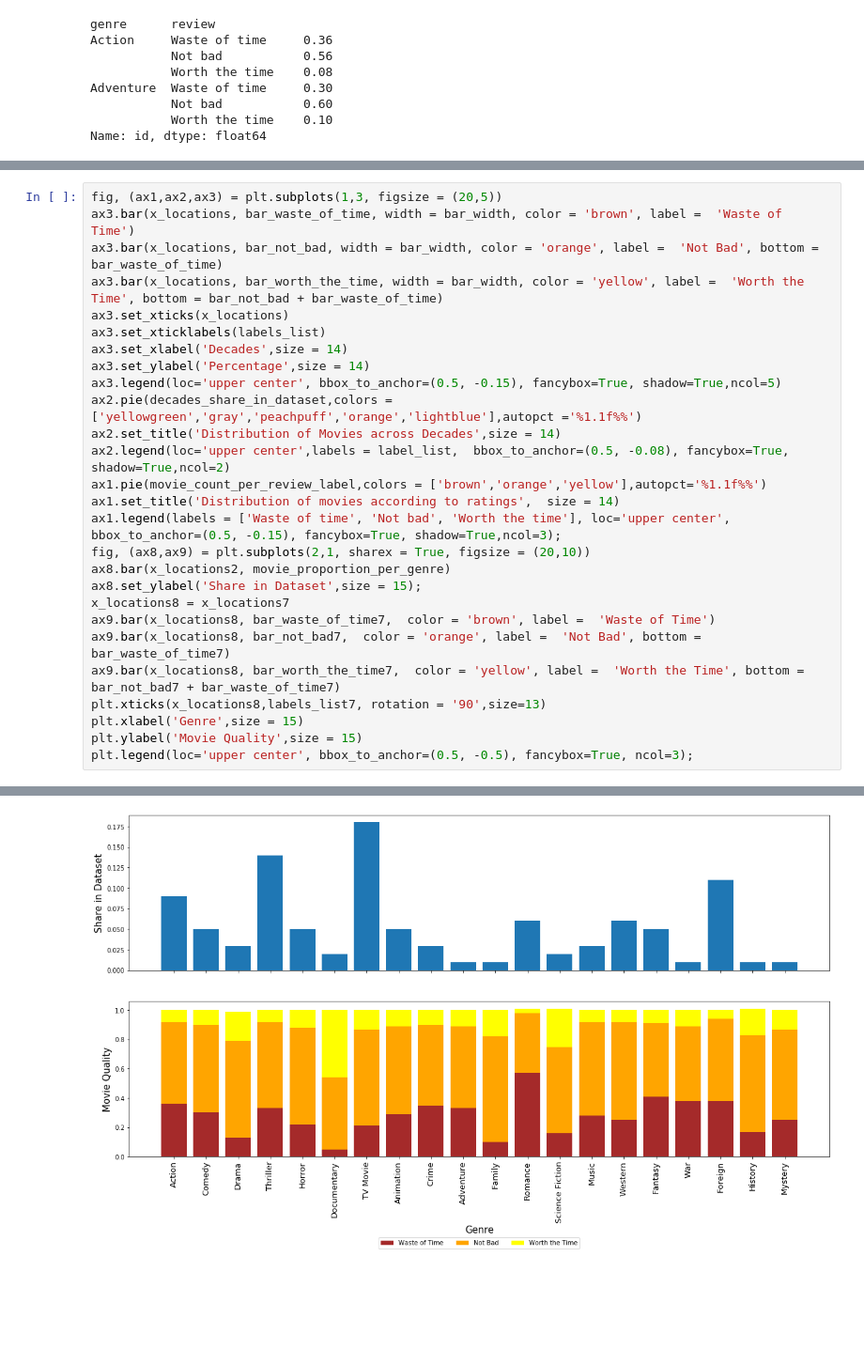
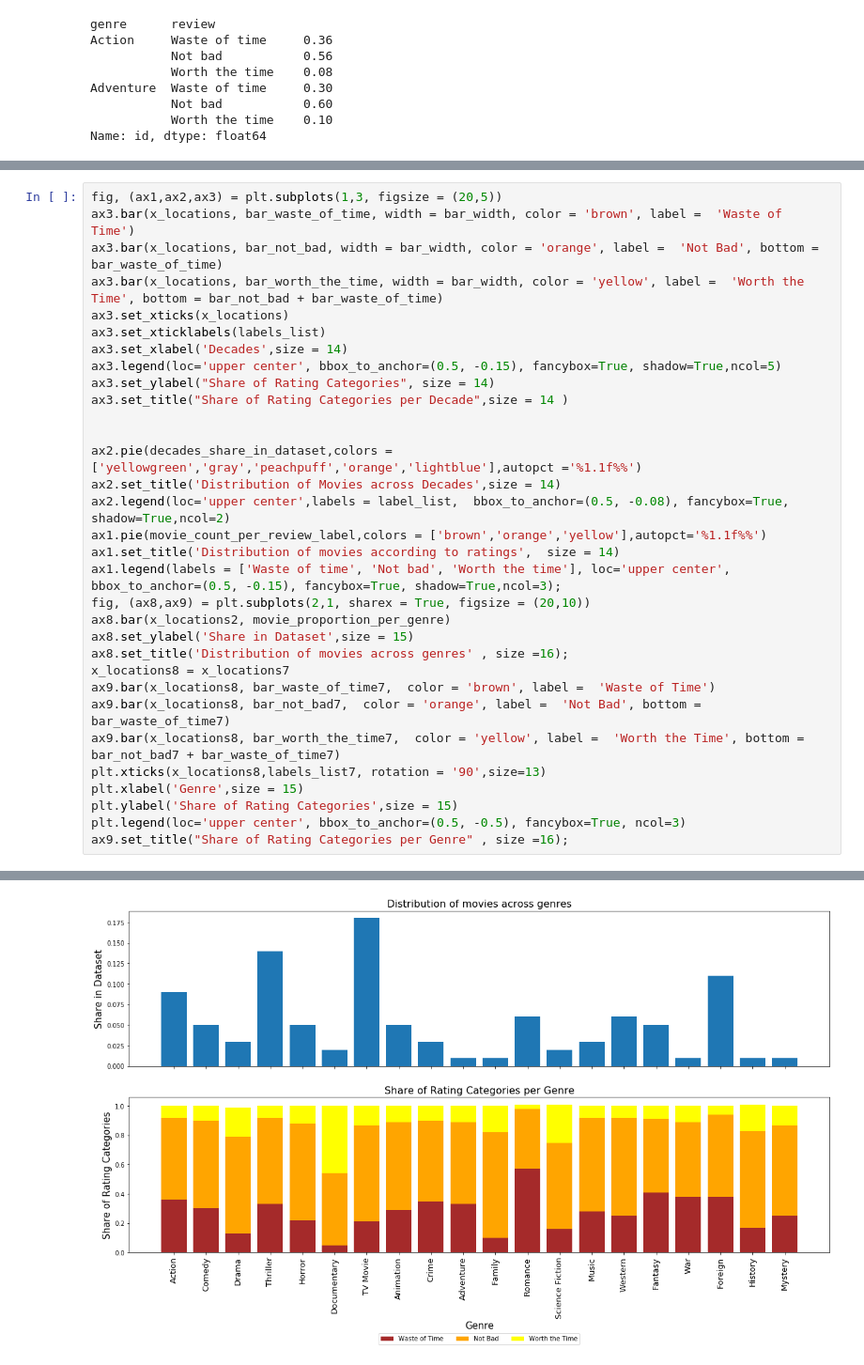
Before and after one commit to aZade-Dehghanpour/investigate_imdb_dataset, a Jupyter notebook: Codes/Notebook/Analysis of Imdb Movie Data.ipynb, the cells around one changed output, grey strips where cells are left out. Shown at 94% size. Drawn from its saved outputs; the diff is of its cells as text; blank space fills up the shorter version.

```diff
--- a/Codes/Notebook/Analysis of Imdb Movie Data.ipynb
+++ b/Codes/Notebook/Analysis of Imdb Movie Data.ipynb
@@ -651,8 +653,11 @@ ax3.bar(x_locations, bar_worth_the_time, width = bar_width, color = 'yellow', la
 ax3.set_xticks(x_locations)
 ax3.set_xticklabels(labels_list)
 ax3.set_xlabel('Decades',size = 14)
-ax3.set_ylabel('Percentage',size = 14)
 ax3.legend(loc='upper center', bbox_to_anchor=(0.5, -0.15), fancybox=True, shadow=True,ncol=5)
+ax3.set_ylabel("Share of Rating Categories", size = 14)
+ax3.set_title("Share of Rating Categories per Decade",size = 14 )
+
+
 ax2.pie(decades_share_in_dataset,colors = ['yellowgreen','gray','peachpuff','orange','lightblue'],autopct ='%1.1f%%')
 ax2.set_title('Distribution of Movies across Decades',size = 14)
 ax2.legend(loc='upper center',labels = label_list,  bbox_to_anchor=(0.5, -0.08), fancybox=True, shadow=True,ncol=2)
@@ -661,13 +666,15 @@ ax1.set_title('Distribution of movies according to ratings',  size = 14)
 ax1.legend(labels = ['Waste of time', 'Not bad', 'Worth the time'], loc='upper center', bbox_to_anchor=(0.5, -0.15), fancybox=True, shadow=True,ncol=3);
 fig, (ax8,ax9) = plt.subplots(2,1, sharex = True, figsize = (20,10))
 ax8.bar(x_locations2, movie_proportion_per_genre)
-ax8.set_ylabel('Share in Dataset',size = 15);
+ax8.set_ylabel('Share in Dataset',size = 15)
+ax8.set_title('Distribution of movies across genres' , size =16);
 x_locations8 = x_locations7
 ax9.bar(x_locations8, bar_waste_of_time7,  color = 'brown', label =  'Waste of Time')
 ax9.bar(x_locations8, bar_not_bad7,  color = 'orange', label =  'Not Bad', bottom = bar_waste_of_time7)
 ax9.bar(x_locations8, bar_worth_the_time7,  color = 'yellow', label =  'Worth the Time', bottom = bar_not_bad7 + bar_waste_of_time7)
 plt.xticks(x_locations8,labels_list7, rotation = '90',size=13)
 plt.xlabel('Genre',size = 15)
-plt.ylabel('Movie Quality',size = 15)
-plt.legend(loc='upper center', bbox_to_anchor=(0.5, -0.5), fancybox=True, ncol=3);
+plt.ylabel('Share of Rating Categories',size = 15)
+plt.legend(loc='upper center', bbox_to_anchor=(0.5, -0.5), fancybox=True, ncol=3)
+ax9.set_title("Share of Rating Categories per Genre" , size =16);
 # %% [output]
@@ -675,2 +682,2 @@ plt.legend(loc='upper center', bbox_to_anchor=(0.5, -0.5), fancybox=True, ncol=3
-[figure, old version]
+[figure, new version]
 # %% [markdown]
```
Also changed, not shown: parts of 26 cells of this notebook.
